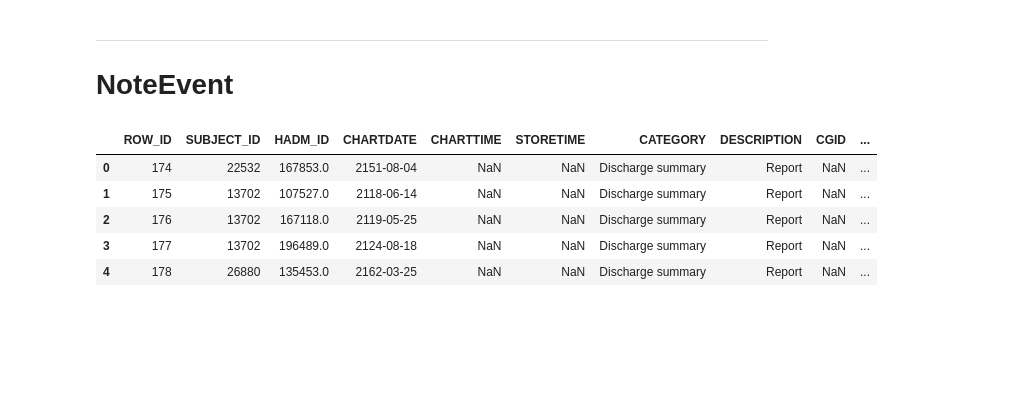
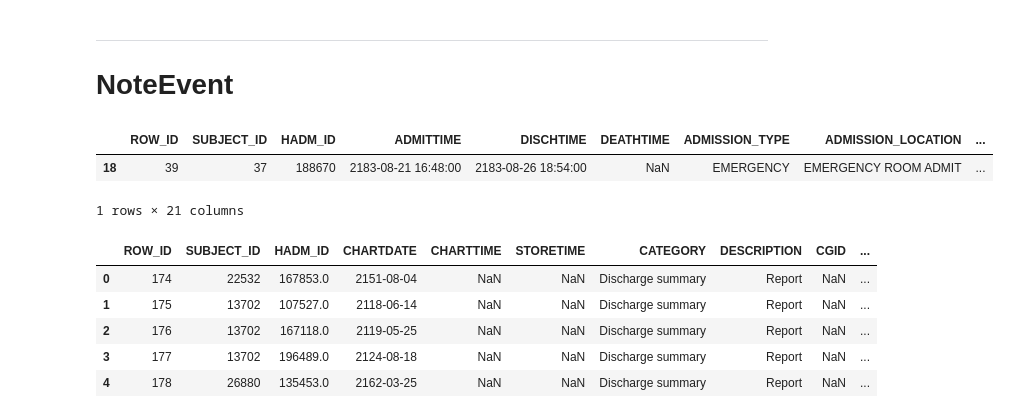
Before and after one commit to xlxulei1005/Project1011_Mortality_Predcition, a Jupyter notebook: Simple_exploration.ipynb, the cells around one changed output. Drawn from its saved outputs; the diff is of its cells as text; code cells hidden in the pictures; blank space fills up the shorter version.

```diff
--- a/Data_Simple_Exploration.ipynb
+++ b/Simple_exploration.ipynb
@@ -224,6 +304,12 @@ df_death.head(20)
 # %% [markdown]
 -------------
 # NoteEvent
+# %%
+df_2[df_2['SUBJECT_ID']==37]
+# %% [output]
+|  | ROW_ID | SUBJECT_ID | HADM_ID | ADMITTIME | DISCHTIME | DEATHTIME | ADMISSION_TYPE | ADMISSION_LOCATION | ... |
+| 18 | 39 | 37 | 188670 | 2183-08-21 16:48:00 | 2183-08-26 18:54:00 | NaN | EMERGENCY | EMERGENCY ROOM ADMIT | ... |
+1 rows × 21 columns
 # %%
 #notes
 df.head()
```
Also changed, not shown: parts of 12 cells of this notebook, 1 other file.
